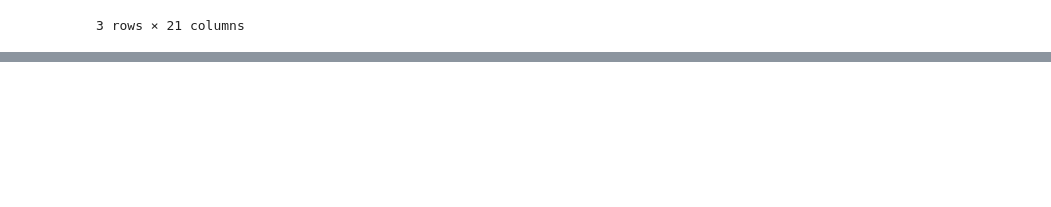
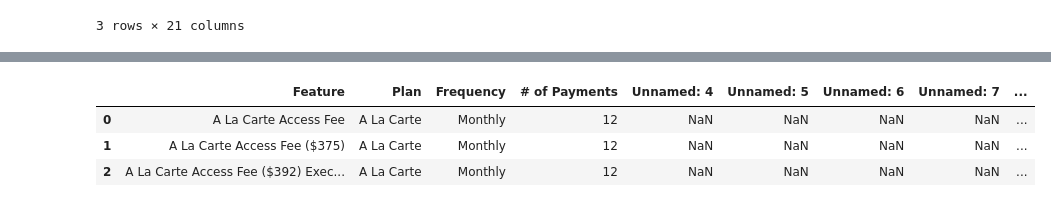
Before and after one commit to Zarak00/Projects, a Jupyter notebook: Collins_Aerospace/Subscription_Report /Subscription_Report .ipynb, the cells around one changed output, grey strips where cells are left out. Cells and saved outputs as stored; diff of their text form; code cells hidden in the pictures; blank space fills up the shorter version.

```diff
--- a/Collins_Aerospace/Subscription_Report /Subscription_Report .ipynb
+++ b/Collins_Aerospace/Subscription_Report /Subscription_Report .ipynb
@@ -30,3 +33,5 @@ df1.head(3)
 | 1 | 167641 | Hormel Foods Corporate Services, LLC | Austin | MN | USA | 167916 | HORFOOADC02_ADC_DOM | Austin | MN | ... |
 | 2 | 141382 | Fair Wind Air Charter | Stuart | FL | USA | 210438 | FAIWINADC31_ADC_DOM | STUART | FL | ... |
 3 rows × 21 columns
+# %%
+uploaded = files.upload()
@@ -32,0 +41,14 @@ df1.head(3)
+# %%
+# Get the uploaded file name
+file_name = list(uploaded.keys())[0]
+
+# Read the Excel file
+df2 = pd.read_excel(file_name)
+
+# Print the contents of the DataFrame
+df2.head(3)
+# %% [output]
+|  | Feature | Plan | Frequency | # of Payments | Unnamed: 4 | Unnamed: 5 | Unnamed: 6 | Unnamed: 7 | ... |
+| 0 | A La Carte Access Fee | A La Carte | Monthly | 12 | NaN | NaN | NaN | NaN | ... |
+| 1 | A La Carte Access Fee ($375) | A La Carte | Monthly | 12 | NaN | NaN | NaN | NaN | ... |
+| 2 | A La Carte Access Fee ($392) Exec... | A La Carte | Monthly | 12 | NaN | NaN | NaN | NaN | ... |
```
Also changed, not shown: parts of 13 cells of this notebook.
